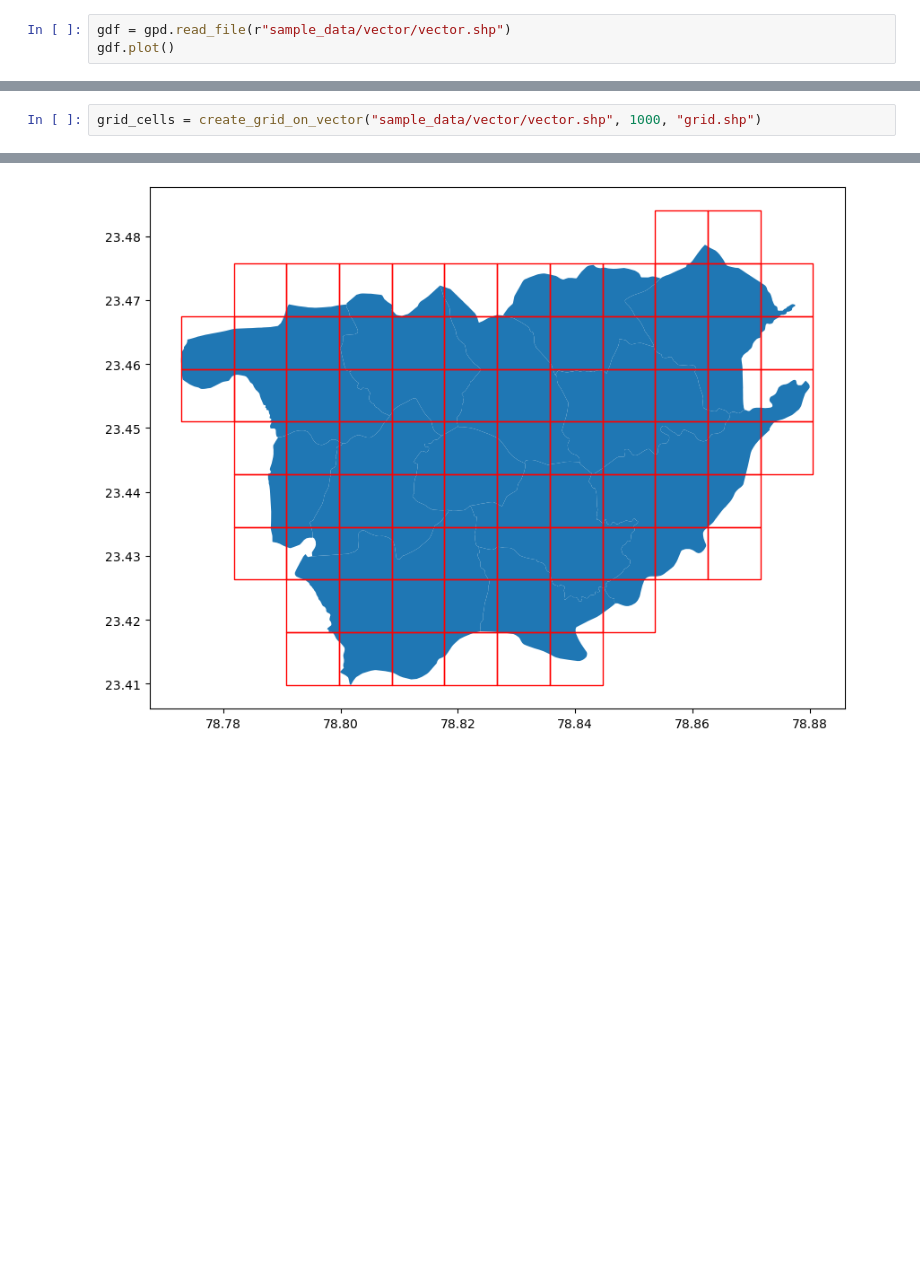
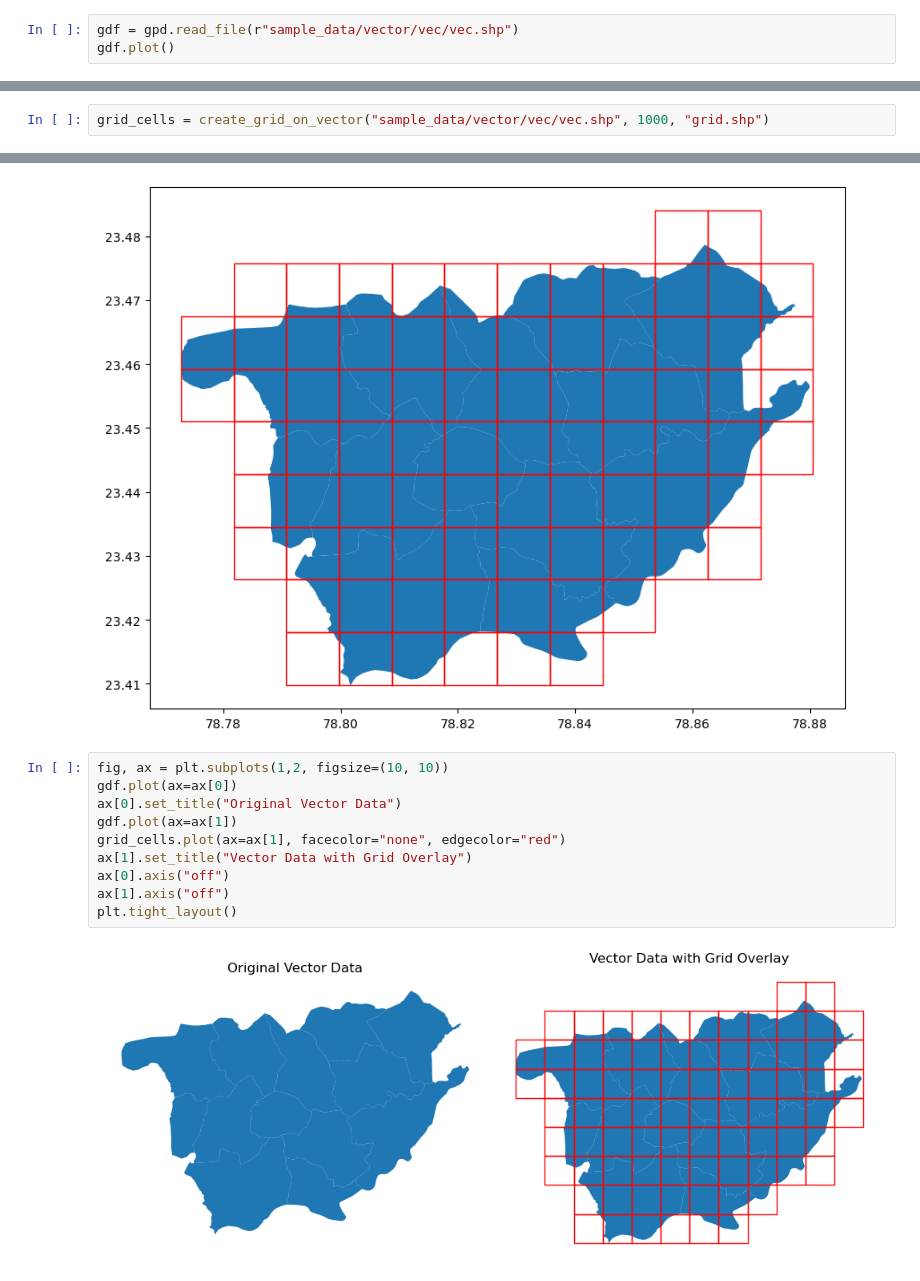
Before and after one commit to davnish/rasvec, a Jupyter notebook: docs/examples/create_grid.ipynb, the cells around one changed output, grey strips where cells are left out. Saved outputs shown, nothing was run; the diff lists cells and outputs as text; blank space fills up the shorter version.

```diff
--- a/docs/examples/create_grid.ipynb
+++ b/docs/examples/create_grid.ipynb
@@ -6,13 +6,13 @@ First we will import all the required dependencies
 from rasvec import create_grid_on_vector
 import geopandas as gpd
 # %%
-gdf = gpd.read_file(r"sample_data/vector/vector.shp")
+gdf = gpd.read_file(r"sample_data/vector/vec/vec.shp")
 gdf.plot()
 # %% [output]
 <Axes: >
 [figure]
 # %%
-grid_cells = create_grid_on_vector("sample_data/vector/vector.shp", 1000, "grid.shp")
+grid_cells = create_grid_on_vector("sample_data/vector/vec/vec.shp", 1000, "grid.shp")
 # %%
 import matplotlib.pyplot as plt
 fig, ax = plt.subplots(figsize=(10, 10))
@@ -21,3 +21,15 @@ grid_cells.plot(ax=ax, facecolor="none", edgecolor="red")
 # %% [output]
 <Axes: >
 [figure]
+# %%
+fig, ax = plt.subplots(1,2, figsize=(10, 10))
+gdf.plot(ax=ax[0])
+ax[0].set_title("Original Vector Data")
+gdf.plot(ax=ax[1])
+grid_cells.plot(ax=ax[1], facecolor="none", edgecolor="red")
+ax[1].set_title("Vector Data with Grid Overlay")
+ax[0].axis("off")
+ax[1].axis("off")
+plt.tight_layout()
+# %% [output]
+[figure, added]
```
Also changed, not shown: 6 other files.
